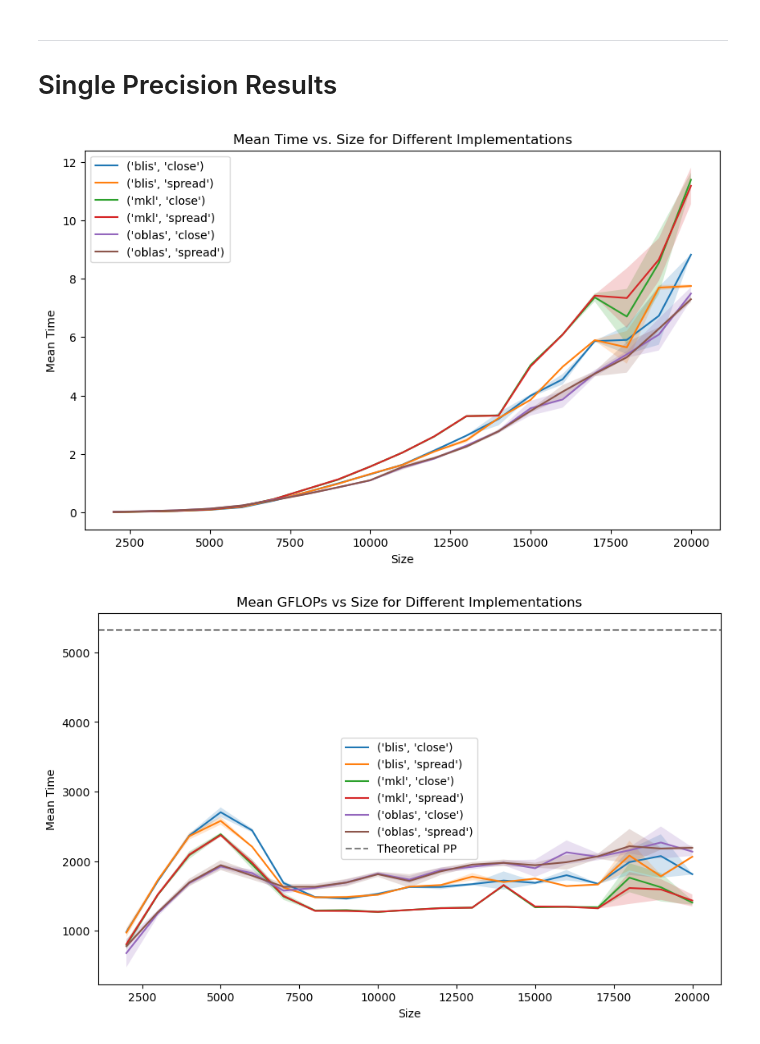
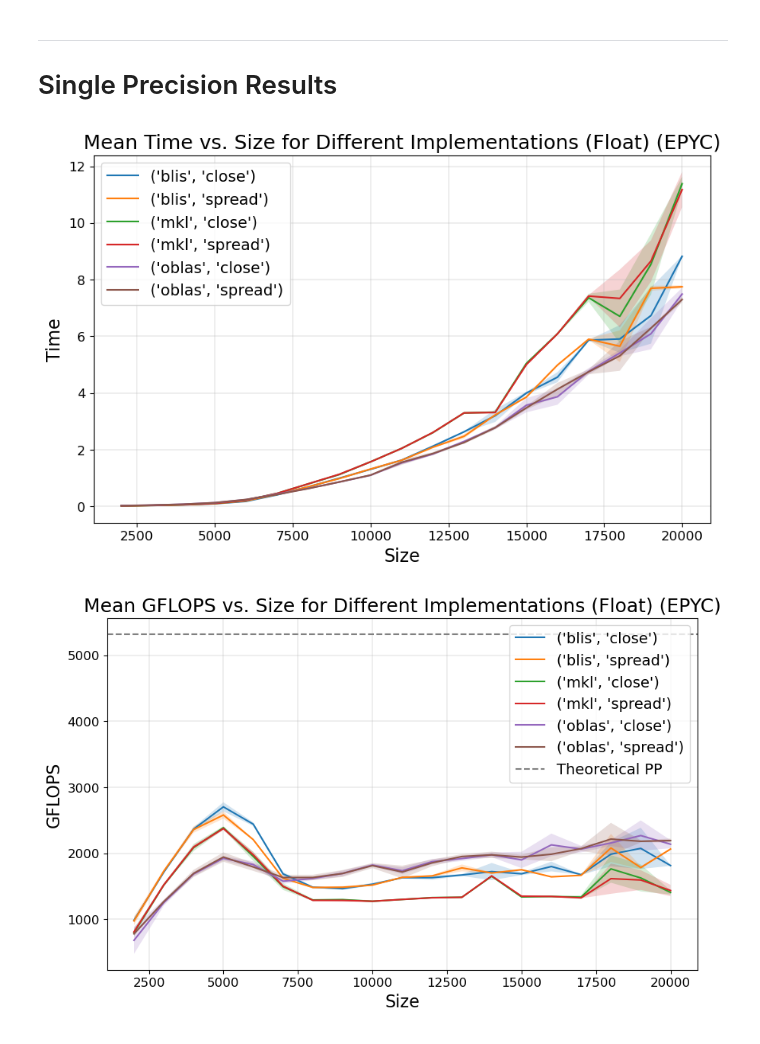
Before and after one commit to SDavenia/FHPC_Assignment, a Jupyter notebook: Exercise2/EPYC/size/analysis.ipynb, the cells around one changed output. Cells and saved outputs as stored; diff of their text form; code cells hidden in the pictures.

```diff
--- a/Exercise2/EPYC/size/analysis.ipynb
+++ b/Exercise2/EPYC/size/analysis.ipynb
@@ -141,43 +155,59 @@ for name, group in agg_df.groupby(['method', 'placement']):
                      group['mean'] - group['std'],
                      group['mean'] + group['std'],
                      alpha=0.2)
+# Add labels and title
+plt.xlabel('Size', fontsize = 16)
+plt.ylabel('Time', fontsize = 16)
+plt.title('Mean Time vs. Size for Different Implementations (Float) (EPYC)', fontsize = 18)
 
-# Add labels and legend
-plt.title('Mean Time vs. Size for Different Implementations')
-plt.xlabel('Size')
-plt.ylabel('Mean Time')
-plt.legend()
+plt.xticks(fontsize=12)
+plt.yticks(fontsize=12)
+
+# Add legend
+plt.legend(fontsize=14)
 
 # Show the plot
+plt.grid(linewidth = 0.3)
 plt.show()
 # %% [output]
-[figure, old version]
+[figure, new version]
 # %%
 grouped_float = df[df['precision']=='float']
 grouped_float.drop(columns=['precision'])
 
 grouped_float = grouped_float.groupby(['method', 'placement', 'Size'])
 
 
 # Calculate the mean, minimum, and maximum of 'Time' for each group
 agg_df = grouped_float['GFLOPS'].agg(['mean', 'min', 'max', 'std']).reset_index()
 
 # Create a figure and axis
 plt.figure(figsize=(10, 6))
 for name, group in agg_df.groupby(['method', 'placement']):
     plt.plot(group['Size'], group['mean'], label=name)
     plt.fill_between(group['Size'],
                      group['mean'] - group['std'],
                      group['mean'] + group['std'],
                      alpha=0.2)
 
-plt.title('Mean GFLOPs vs Size for Different Implementations')
-plt.xlabel('Size')
-plt.ylabel('Mean Time')
-plt.axhline(y = 5324.8, color = 'b', label = "Theoretical PP", c = "gray", linestyle='dashed')
-plt.legend()
+
+# Add labels and title
+plt.axhline(y = 64*2.6*32, color = 'b', label = "Theoretical PP", c = "gray", linestyle='dashed')
+
+
+plt.xlabel('Size', fontsize = 16)
+plt.ylabel('GFLOPS', fontsize = 16)
+plt.title('Mean GFLOPS vs. Size for Different Implementations (Float) (EPYC)', fontsize = 18)
+
+
+plt.xticks(fontsize=12)
+plt.yticks(fontsize=12)
+
+# Add legend
+plt.legend(fontsize=14)
 
 # Show the plot
+plt.grid(linewidth = 0.3)
 plt.show()
 # %% [output]
-[figure, old version]
+[figure, new version]
```
Also changed, not shown: parts of 2 cells of this notebook, 4 other files.
